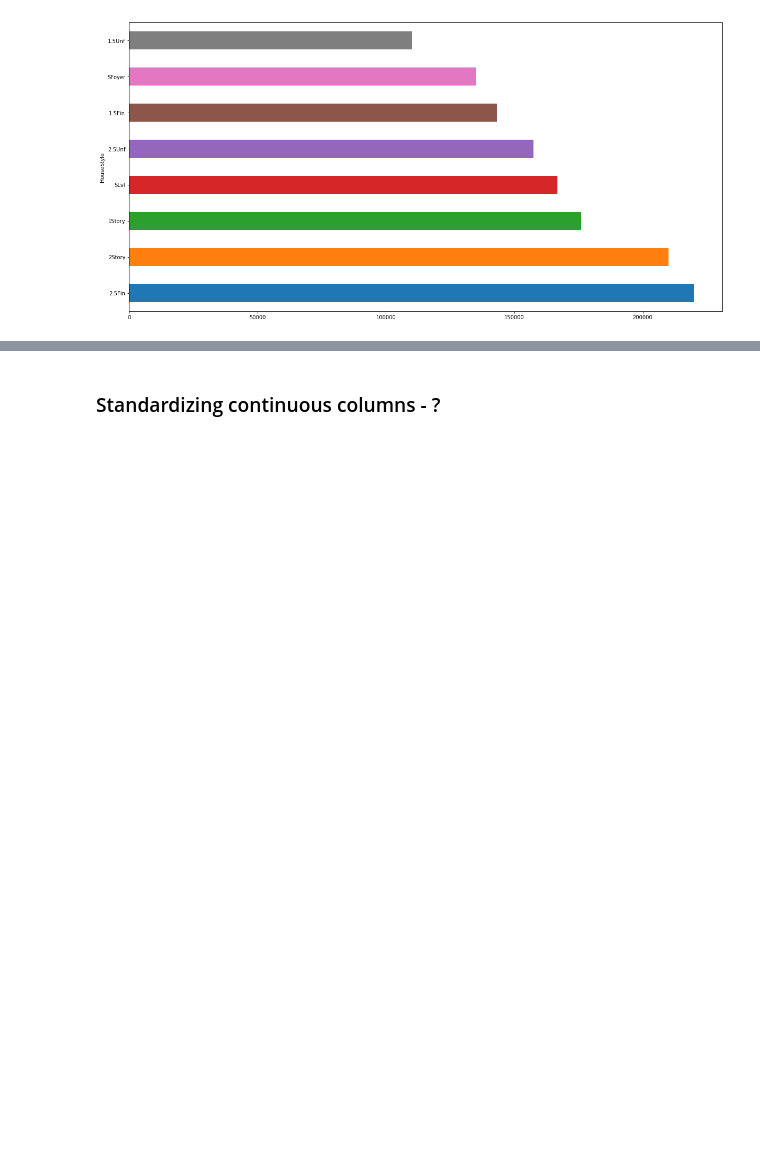
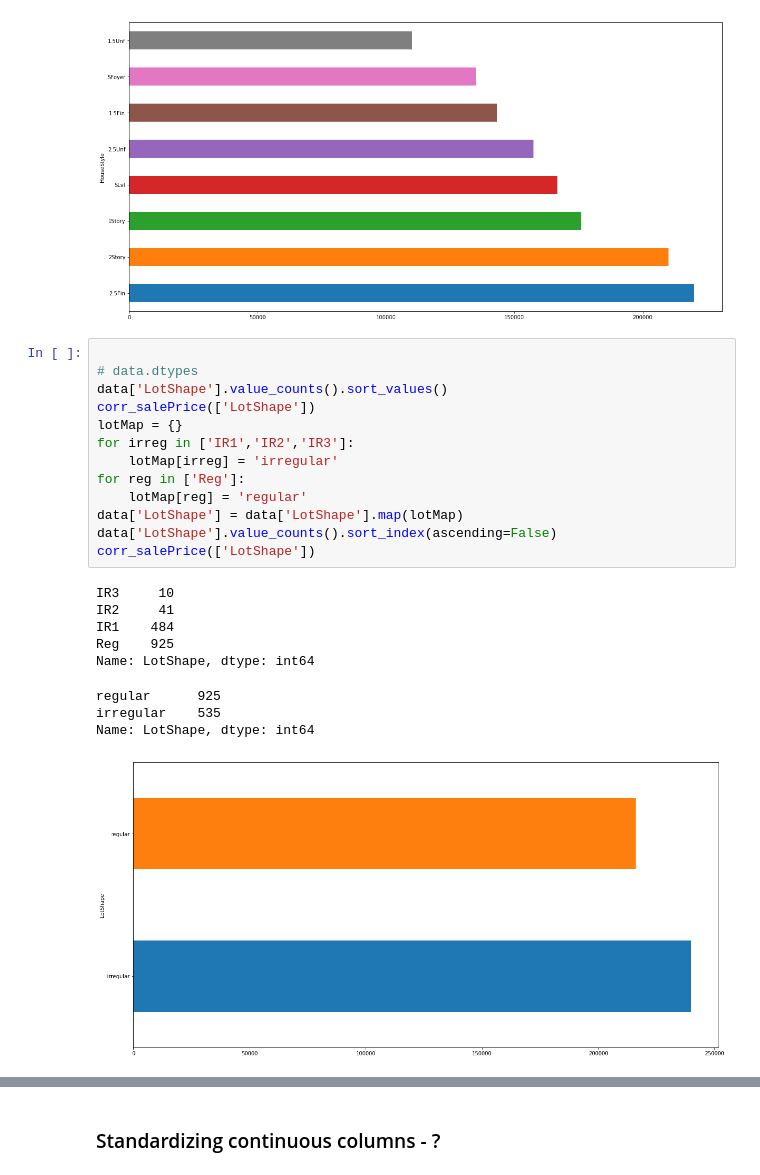
Before and after one commit to MarioJelev/ML, a Jupyter notebook: 6375_HousingPrices/HousePrices-Advanced.ipynb, the cells around one changed output, grey strips where cells are left out. Cells and saved outputs as stored; diff of their text form; blank space fills up the shorter version.

```diff
--- a/6375_HousingPrices/HousePrices-Advanced.ipynb
+++ b/6375_HousingPrices/HousePrices-Advanced.ipynb
@@ -349,3 +339,26 @@ Name: Condition1, dtype: int64
 corr_salePrice(['HouseStyle'])
 # %% [output]
 [figure]
+# %%
+
+# data.dtypes
+data['LotShape'].value_counts().sort_values()
+corr_salePrice(['LotShape'])
+lotMap = {}
+for irreg in ['IR1','IR2','IR3']:
+    lotMap[irreg] = 'irregular'
+for reg in ['Reg']:
+    lotMap[reg] = 'regular'
+data['LotShape'] = data['LotShape'].map(lotMap)
+data['LotShape'].value_counts().sort_index(ascending=False)
+corr_salePrice(['LotShape'])
+# %% [output]
+IR3     10
+IR2     41
+IR1    484
+Reg    925
+Name: LotShape, dtype: int64
+regular      925
+irregular    535
+Name: LotShape, dtype: int64
+[figure, added]
```
Also changed, not shown: parts of 10 cells of this notebook, 1 other file.
